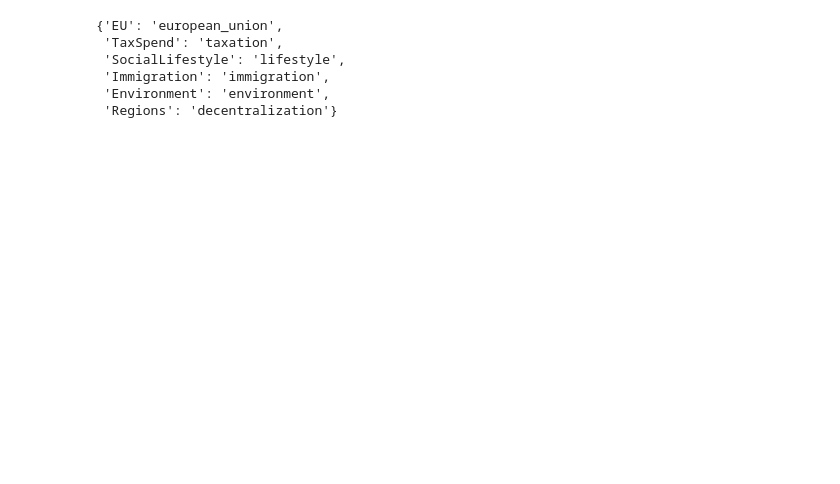
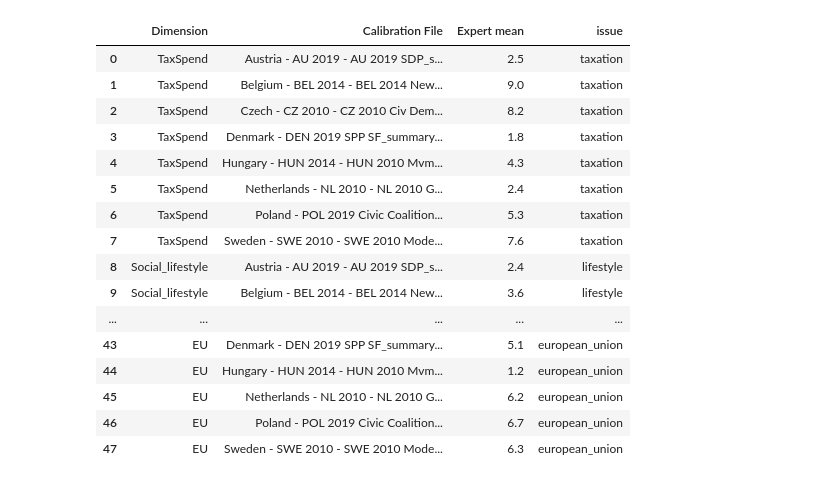
Before and after one commit to Experts-replaced-by-LLMs/llm_political_analysis, a Jupyter notebook: notebooks/few_shot_prompt_setup.ipynb, the cells around one changed output. Saved outputs shown, nothing was run; the diff lists cells and outputs as text; code cells hidden in the pictures; blank space fills up the shorter version.

```diff
--- a/notebooks/few_shot_prompt_setup.ipynb
+++ b/notebooks/few_shot_prompt_setup.ipynb
@@ -87,0 +138,3 @@ ches_results
+# %%
+ches_results_simple = ches_results[['Calibration File', 'TaxSpend', 'Social_lifestyle', 'Immigration', 'Decentralization','Environment', 'EU']]
+ches_results_simple = ches_results_simple[ches_results_simple['Calibration File'].notnull()]
@@ -97,10 +150 @@ issue_map_reversed = {v: k for k, v in issue_map.items()}
-# %%
-issue_map_reversed
-# %% [output]
-{'EU': 'european_union',
- 'TaxSpend': 'taxation',
- 'SocialLifestyle': 'lifestyle',
- 'Immigration': 'immigration',
- 'Environment': 'environment',
- 'Regions': 'decentralization'}
 # %%
@@ -108 +152,21 @@ ches_results['issue'] = ches_results['Dimension'].apply(lambda x: issue_map_reve
+# %%
+ches_results_long
+# %% [output]
+|  | Dimension | Calibration File | Expert mean | issue |
+| 0 | TaxSpend | Austria - AU 2019 - AU 2019 SDP_s... | 2.5 | taxation |
+| 1 | TaxSpend | Belgium - BEL 2014 - BEL 2014 New... | 9.0 | taxation |
+| 2 | TaxSpend | Czech - CZ 2010 - CZ 2010 Civ Dem... | 8.2 | taxation |
+| 3 | TaxSpend | Denmark - DEN 2019 SPP SF_summary... | 1.8 | taxation |
+| 4 | TaxSpend | Hungary - HUN 2014 - HUN 2010 Mvm... | 4.3 | taxation |
+| 5 | TaxSpend | Netherlands - NL 2010 - NL 2010 G... | 2.4 | taxation |
+| 6 | TaxSpend | Poland - POL 2019 Civic Coalition... | 5.3 | taxation |
+| 7 | TaxSpend | Sweden - SWE 2010 - SWE 2010 Mode... | 7.6 | taxation |
+| 8 | Social_lifestyle | Austria - AU 2019 - AU 2019 SDP_s... | 2.4 | lifestyle |
+| 9 | Social_lifestyle | Belgium - BEL 2014 - BEL 2014 New... | 3.6 | lifestyle |
+| ... | ... | ... | ... | ... |
+| 43 | EU | Denmark - DEN 2019 SPP SF_summary... | 5.1 | european_union |
+| 44 | EU | Hungary - HUN 2014 - HUN 2010 Mvm... | 1.2 | european_union |
+| 45 | EU | Netherlands - NL 2010 - NL 2010 G... | 6.2 | european_union |
+| 46 | EU | Poland - POL 2019 Civic Coalition... | 6.7 | european_union |
+| 47 | EU | Sweden - SWE 2010 - SWE 2010 Mode... | 6.3 | european_union |
 # %%
```
Also changed, not shown: parts of 24 cells of this notebook, 19 other files.
